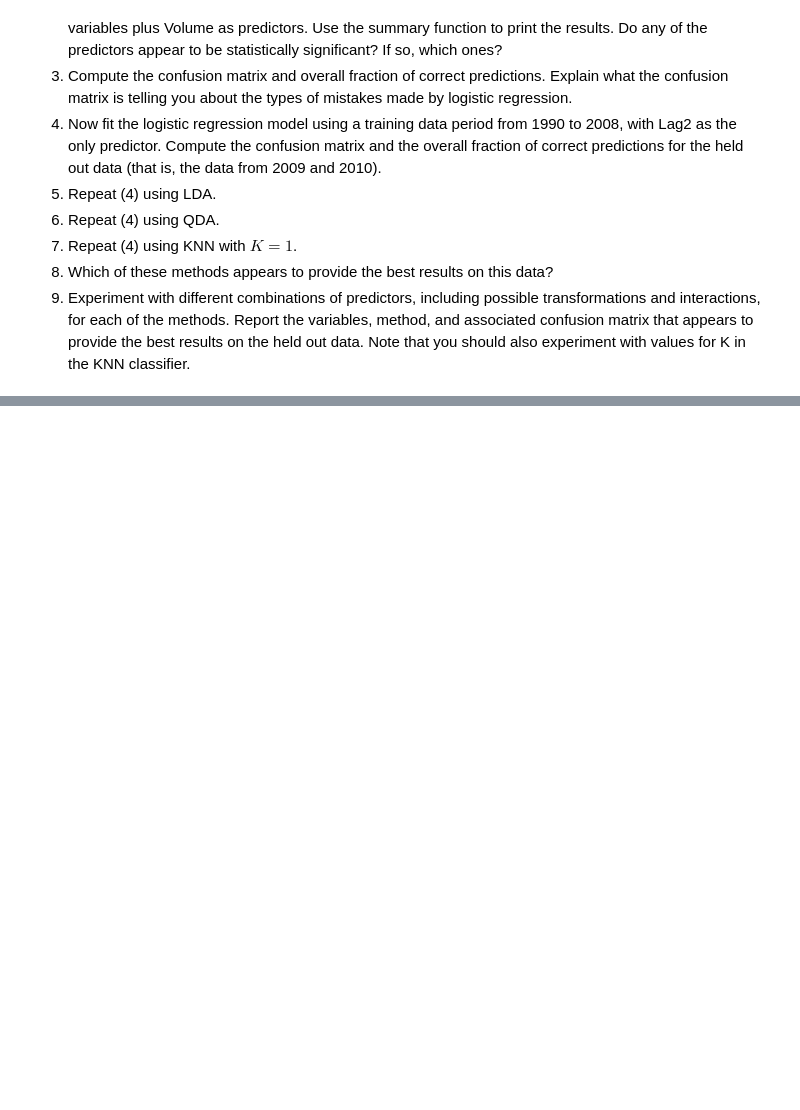
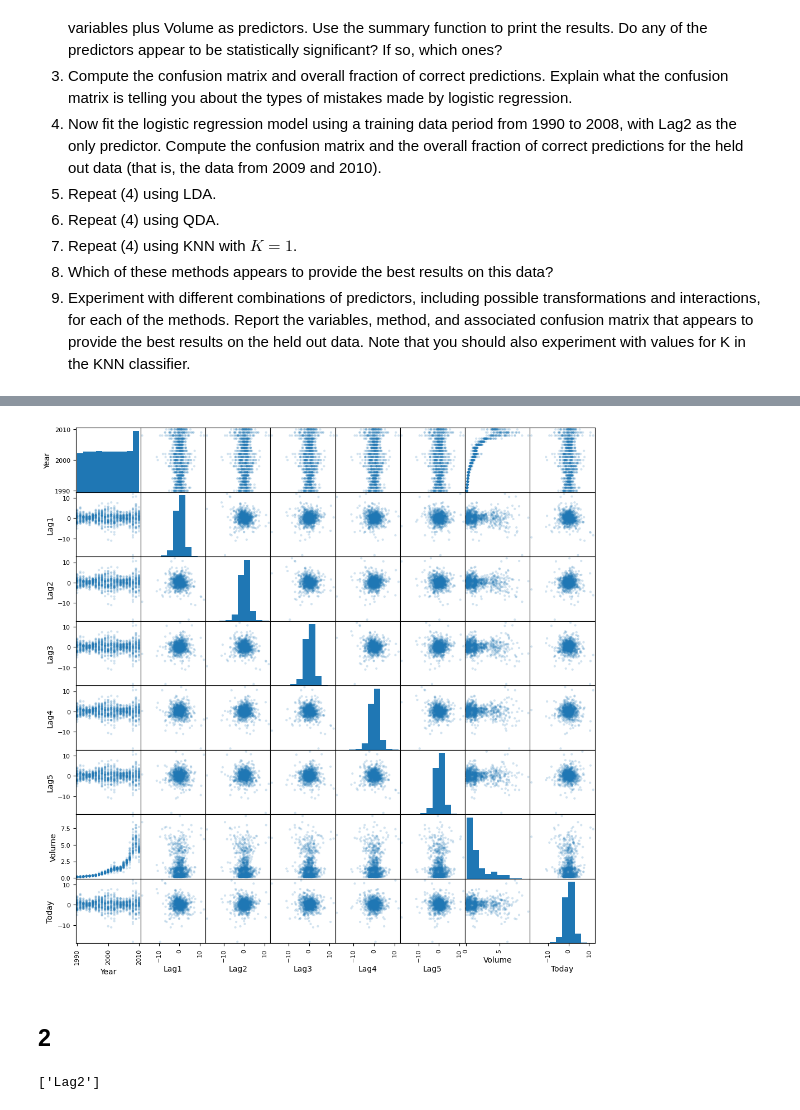
Before and after one commit to Daniel-Sinkin/statlearning, a Jupyter notebook: Exercises/04/04_13.ipynb, the cells around one changed output, grey strips where cells are left out. Saved outputs shown, nothing was run; the diff lists cells and outputs as text; code cells hidden in the pictures; blank space fills up the shorter version.

```diff
--- a/Exercises/04/04_13.ipynb
+++ b/Exercises/04/04_13.ipynb
@@ -11,0 +67,6 @@
+# %%
+pd.plotting.scatter_matrix(Weekly, alpha=0.2, figsize=(12, 12), diagonal="hist");
+# %% [output]
+[figure, added]
+# %% [markdown]
+## 2
@@ -11,0 +81,9 @@
+# %%
+stat_sig_threshold = 0.05
+stat_sig_params: list[str] = [
+    name for name, _ in _summary[_summary["P>|z|"] < stat_sig_threshold].iterrows()
+    if name != "intercept"
+]
+stat_sig_params
+# %% [output]
+['Lag2']
```
Also changed, not shown: parts of 16 cells of this notebook, 2 other files.
